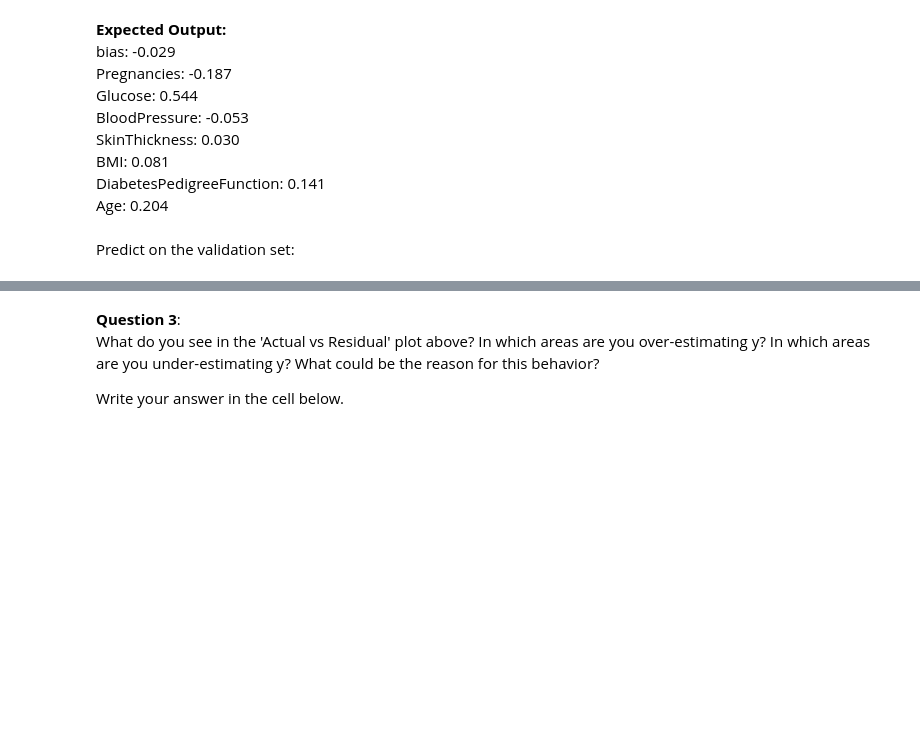
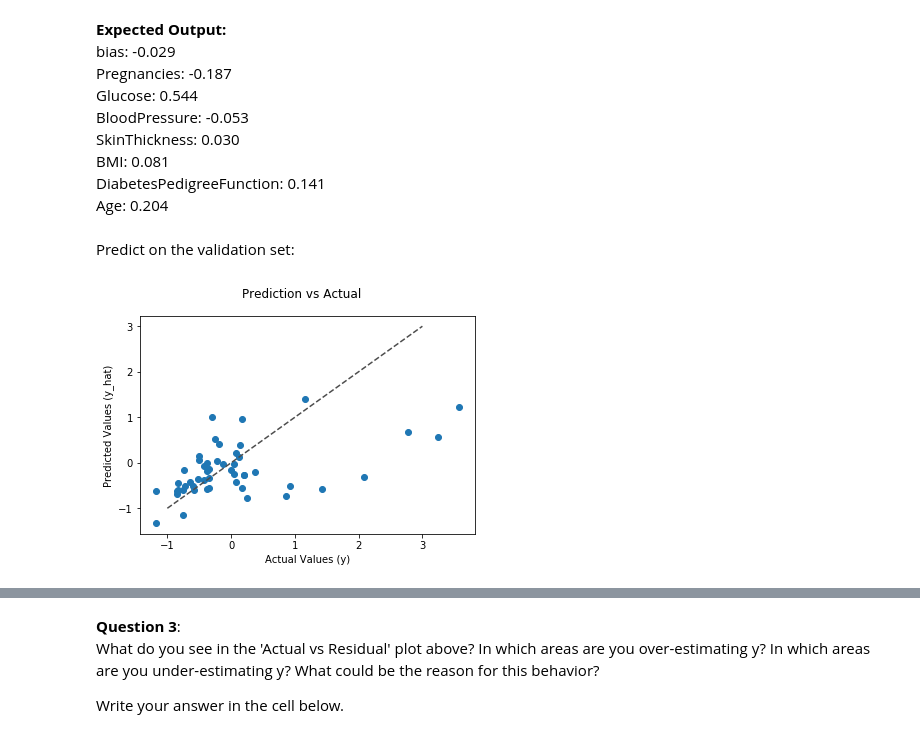
Before and after one commit to sirexeclp/ml4pm, a Jupyter notebook: assignment2/2_RegularizationTut_STUDENT.ipynb, the cells around one changed output, grey strips where cells are left out. Cells and saved outputs as stored; diff of their text form; code cells hidden in the pictures; blank space fills up the shorter version.

```diff
--- a/assignment2/2_RegularizationTut_STUDENT.ipynb
+++ b/assignment2/2_RegularizationTut_STUDENT.ipynb
@@ -162,3 +189,10 @@ def predict(x, theta):
+# %%
+def predict(x, theta):
+    assert isinstance(x,np.ndarray), "x must be of type np.ndarray"
+    assert isinstance(theta,np.ndarray), "theta must be of type np.ndarray"
+    # add a column of ones to the left of x
+    X = np.insert(x, [0], 1, axis=1)
+    return X.dot(theta)
 # %% [markdown]
 
 Above we placed our predictor variables into the matrix $\mathbf X$ and we set up our output vector $\mathbf y$. Before we fit our model, we design our machine-learning experiment:
@@ -174,7 +208,7 @@ We use the scikit-learn function `train_test_split()` to split your data into tr
 # Import the fuction from the scikit-learn library
 from sklearn.model_selection import train_test_split
 
-X_train, X_test, y_train, y_test = train_test_split(X, y, test_size=0.3, random_state=1)
-X_valid, X_test, y_valid, y_test = train_test_split(X_test, y_test, test_size=0.5, random_state=1)
+x_train, x_test, y_train, y_test = train_test_split(x, y, test_size=0.3, random_state=1)
+x_valid, x_test, y_valid, y_test = train_test_split(x_test, y_test, test_size=0.5, random_state=1)
 # %% [markdown]
 **Question 2**: After performing the operation above, How many % of the original data X are part of the train-, validation- and test-set, respectively?
@@ -195,0 +222,2 @@ for i, p in enumerate(theta):
+# %%
+theta = least_squares(x_train,y_train)
@@ -206,14 +263,17 @@ Age: 0.204
 # %% [markdown]
 Predict on the validation set:
 # %%
-y_hat = predict(X_valid, theta)
+y_hat = predict(x_valid, theta)
 # %%
 # this produces a plot of y_hat vs y
 plt.scatter(y_valid, y_hat)
 plt.xlabel('Actual Values (y)')
 plt.ylabel('Predicted Values (y_hat)')
 plt.suptitle('Prediction vs Actual')
+plt.plot((-1,3), (-1,3), ls="--", c=".3")
 plt.show()
+# %% [output]
+[figure, added]
 # %%
 # this produces a plot of the residual vs y
 plt.scatter(y_valid, y_hat - y_valid)
```
Also changed, not shown: parts of 34 cells of this notebook.
